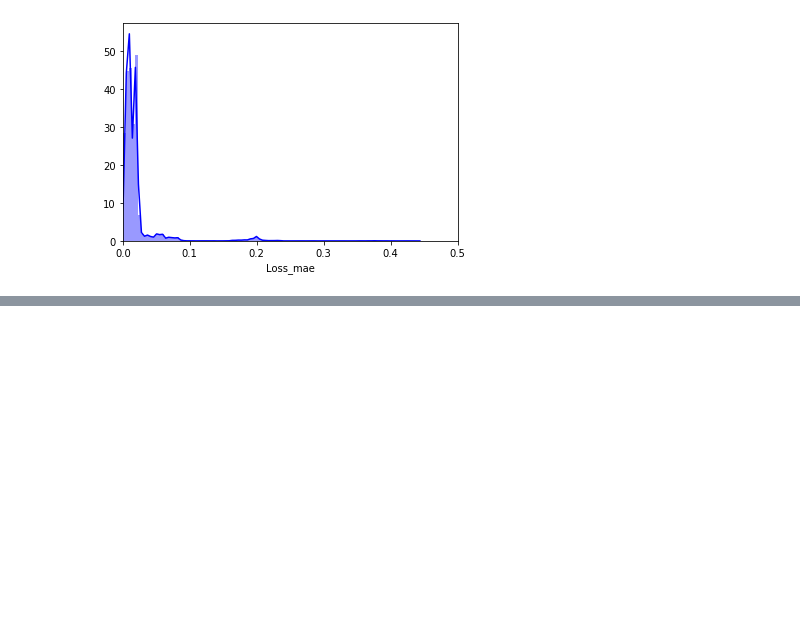
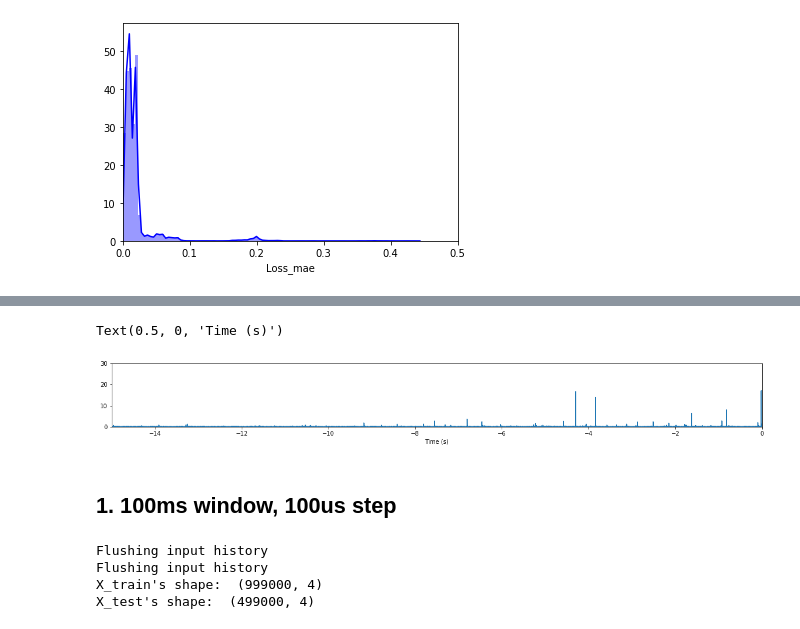
Before and after one commit to Duchstf/quench-detector, a Jupyter notebook: MLP-Ramp4.ipynb, the cells around one changed output, grey strips where cells are left out. Saved outputs shown, nothing was run; the diff lists cells and outputs as text; code cells hidden in the pictures; blank space fills up the shorter version.

```diff
--- a/MLP-Ramp4.ipynb
+++ b/MLP-Ramp4.ipynb
@@ -661,0 +680,21 @@ scored_test['Loss_mse'] = np.mean(np.abs(X_pred_test-X_test), axis = 1)
+# %%
+plt.figure(figsize=(20,2))
+plt.plot(test_time, scored_test['Loss_mse'])
+plt.ylim([0,30])
+plt.xlim([-15,0])
+plt.xlabel("Time (s)")
+# %% [output]
+Text(0.5, 0, 'Time (s)')
+[figure, added]
+# %% [markdown]
+## 1. 100ms window, 100us step
+# %%
+X_train, train_time = generate_data("./data/Ramp4/", "ai2", time_range = (-450, -350), window = 10000, step = 10)
+X_test, test_time = generate_data("./data/Ramp4/", "ai2", time_range = (-50, 0), window = 10000, step = 10)
+print("X_train's shape: ", X_train.shape)
+print("X_test's shape: ", X_test.shape)
+# %% [output]
+Flushing input history
+Flushing input history
+X_train's shape:  (999000, 4)
+X_test's shape:  (499000, 4)
```
Also changed, not shown: parts of 40 cells of this notebook, 2 other files.
